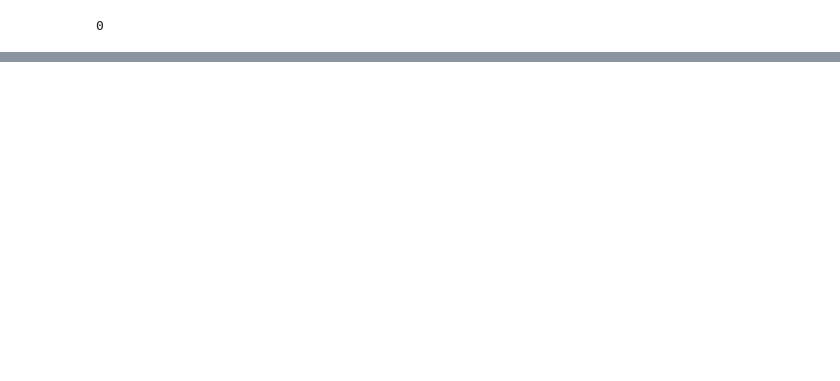
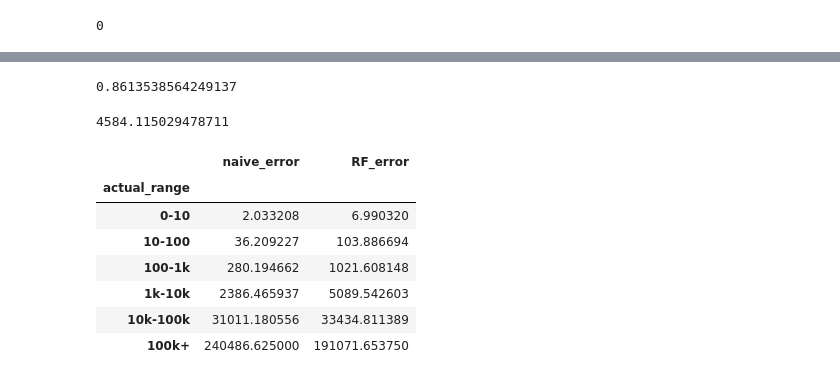
Before and after one commit to 4Freye/refugees, a Jupyter notebook: notebooks/models/04_ef_RF.ipynb, the cells around one changed output, grey strips where cells are left out. Cells and saved outputs as stored; diff of their text form; code cells hidden in the pictures; blank space fills up the shorter version.

```diff
--- a/notebooks/models/04_ef_RF.ipynb
+++ b/notebooks/models/04_ef_RF.ipynb
@@ -319,0 +218,2 @@ array([[ 0.        ,  0.        ,  0.        , ...,  0.06391608,
+# %%
+rf_pipe.fit(X_train, y_train)
@@ -319,0 +247,10 @@ array([[ 0.        ,  0.        ,  0.        , ...,  0.06391608,
+# %%
+from sklearn.metrics import mean_squared_error
+
+mean_squared_error(y_test, y_pred, squared=False)/mean_squared_error(y_test, y_naive, squared=False)
+# %% [output]
+0.8613538564249137
+# %%
+mean_squared_error(y_test, y_naive, squared=False)
+# %% [output]
+4584.115029478711
@@ -319,0 +270,13 @@ array([[ 0.        ,  0.        ,  0.        , ...,  0.06391608,
+# %%
+# Compute mean RMSE for each group
+grouped_errors = results_df[['naive_error', 'RF_error','actual_range']].groupby('actual_range').mean()
+grouped_errors
+# %% [output]
+|  | naive_error | RF_error |
+| actual_range |  |  |
+| 0-10 | 2.033208 | 6.990320 |
+| 10-100 | 36.209227 | 103.886694 |
+| 100-1k | 280.194662 | 1021.608148 |
+| 1k-10k | 2386.465937 | 5089.542603 |
+| 10k-100k | 31011.180556 | 33434.811389 |
+| 100k+ | 240486.625000 | 191071.653750 |
```
Also changed, not shown: parts of 21 cells of this notebook.
